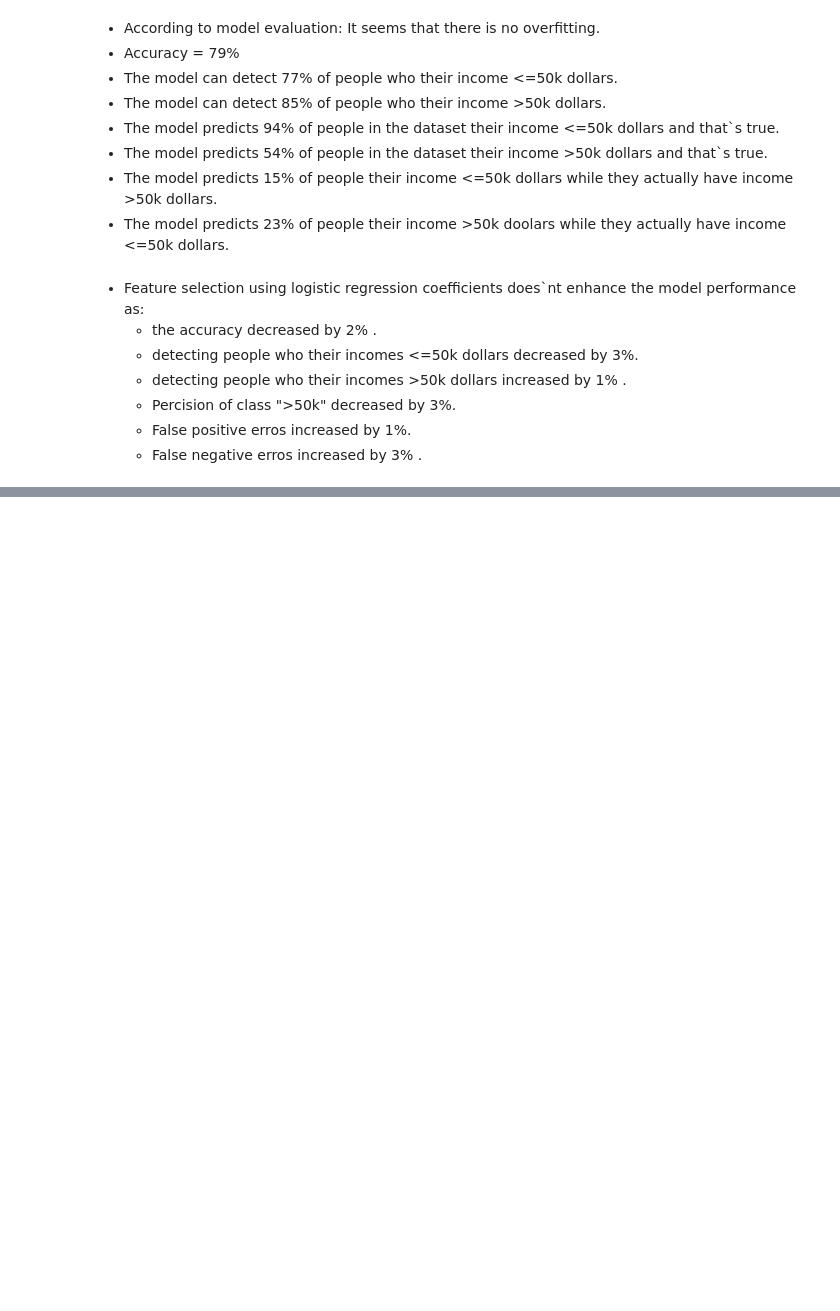
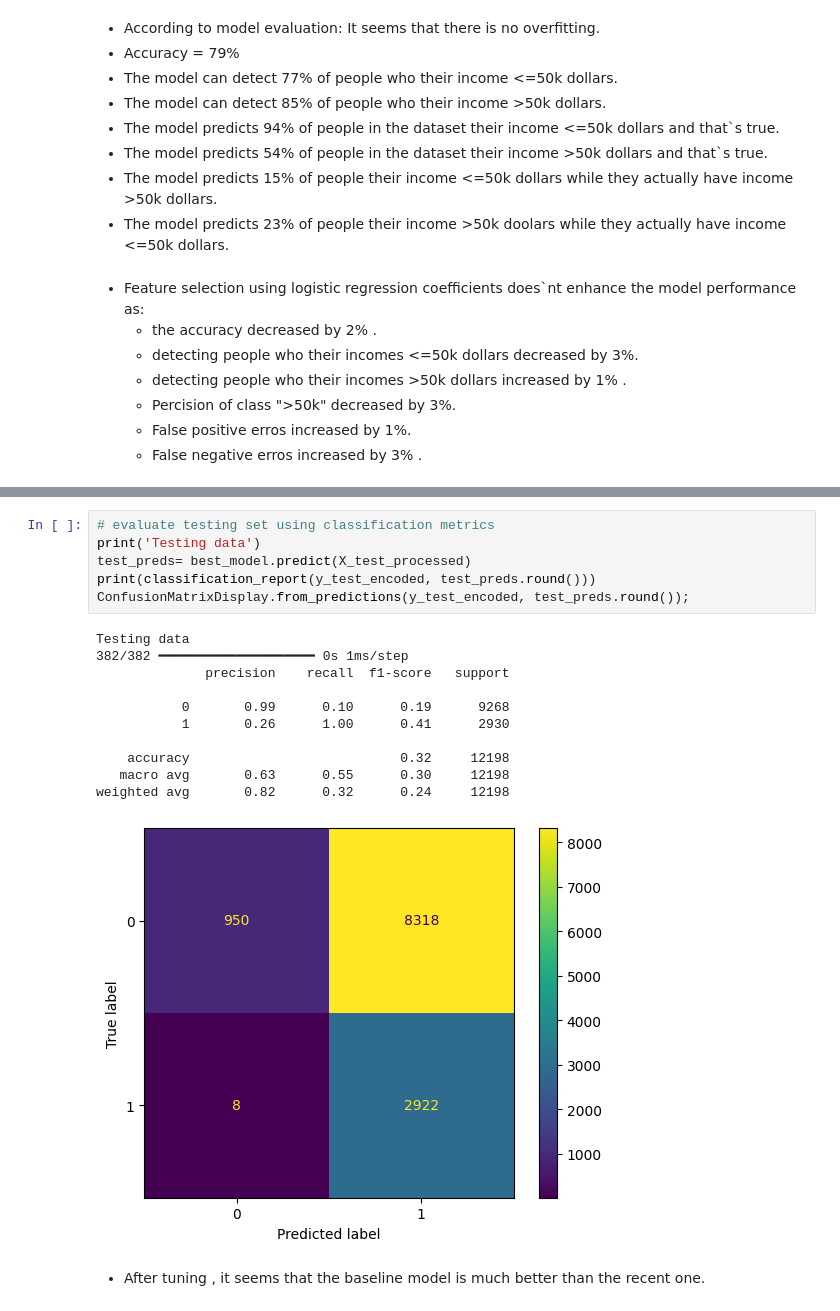
Before and after one commit to insafroumy/Adult-Income-Prediction, a Jupyter notebook: Adult_Income_Prediction.ipynb, the cells around one changed output, grey strips where cells are left out. Cells and saved outputs as stored; diff of their text form; blank space fills up the shorter version.

```diff
--- a/Adult_Income_Prediction.ipynb
+++ b/Adult_Income_Prediction.ipynb
@@ -950,0 +823,20 @@ It seems that there is no overfitting.
+# %%
+# evaluate testing set using classification metrics
+print('Testing data')
+test_preds= best_model.predict(X_test_processed)
+print(classification_report(y_test_encoded, test_preds.round()))
+ConfusionMatrixDisplay.from_predictions(y_test_encoded, test_preds.round());
+# %% [output]
+Testing data
+382/382 ━━━━━━━━━━━━━━━━━━━━ 0s 1ms/step
+              precision    recall  f1-score   support
+
+           0       0.99      0.10      0.19      9268
+           1       0.26      1.00      0.41      2930
+
+    accuracy                           0.32     12198
+   macro avg       0.63      0.55      0.30     12198
+weighted avg       0.82      0.32      0.24     12198
+[figure, added]
+# %% [markdown]
+- After tuning , it seems that the baseline model is much better than the recent one.
```
Also changed, not shown: parts of 70 cells of this notebook.
